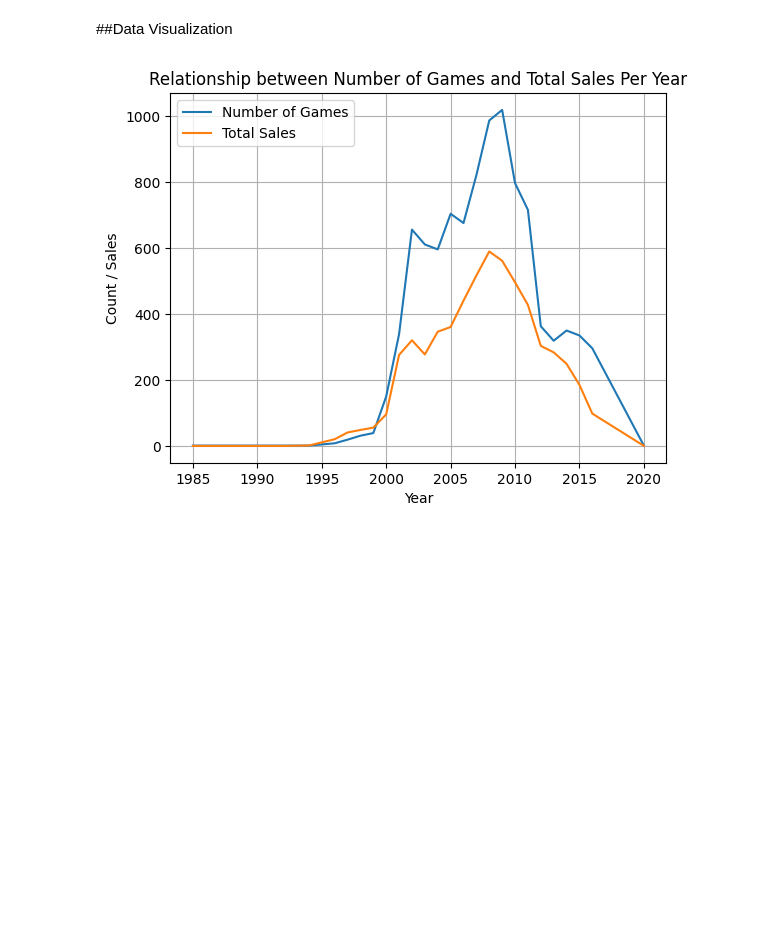
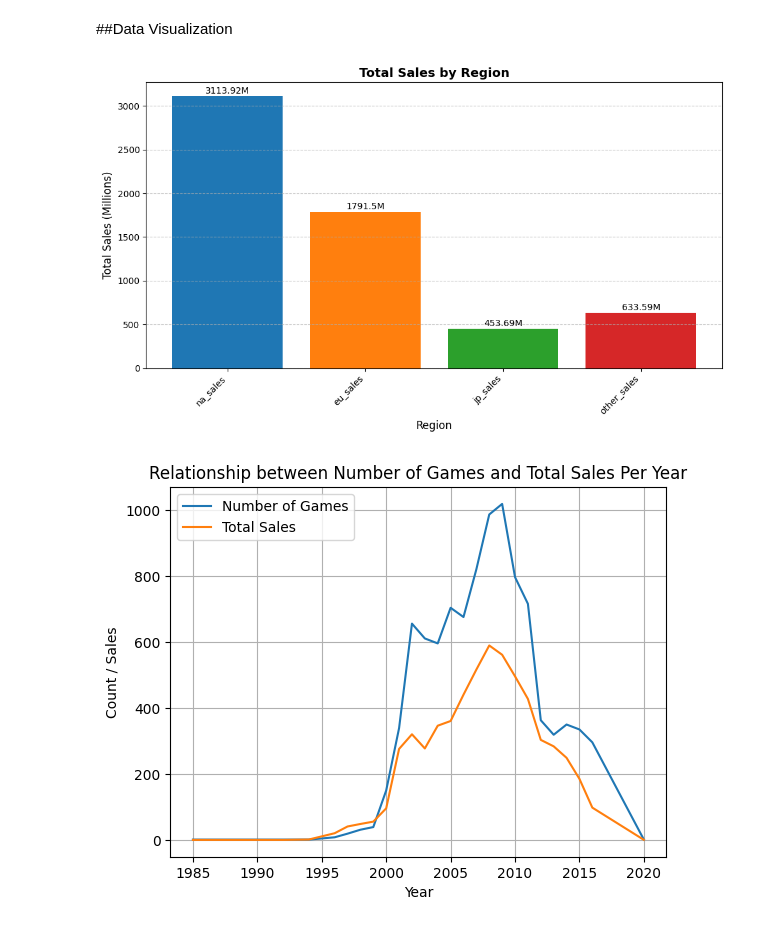
Before and after one commit to Mlnvl/python_classp, a Jupyter notebook: My_DV_Project.ipynb, the cells around one changed output. Cells and saved outputs as stored; diff of their text form; code cells hidden in the pictures; blank space fills up the shorter version.

```diff
--- a/My_DV_Project.ipynb
+++ b/My_DV_Project.ipynb
@@ -490,5 +536,35 @@ Regression results for na_sales:
 # %% [markdown]
 ##Data Visualization
+# %%
+import pandas as pd
+import matplotlib.pyplot as plt
+
+# Assuming your DataFrame is named 'df'
+
+# Calculate total sales per region
+region_sales = df[['na_sales', 'eu_sales', 'jp_sales', 'other_sales']].sum()
+
+# Create a bar chart
+plt.figure(figsize=(10, 6))  # Adjust figure size for better readability
+plt.bar(region_sales.index, region_sales.values, color=['#1f77b4', '#ff7f0e', '#2ca02c', '#d62728'])  # Use a color palette
+plt.grid(axis='y', linestyle='--', alpha=0.7)  # Add a grid for better visualization
+
+# Customize the chart
+plt.xlabel('Region', fontsize=12)
+plt.ylabel('Total Sales (Millions)', fontsize=12)  # Specify the unit
+plt.title('Total Sales by Region', fontsize=14, fontweight='bold')  # Make the title more prominent
+plt.xticks(rotation=45, ha='right', fontsize=10)
+plt.yticks(fontsize=10)
+
+# Add data labels for better understanding
+for i, v in enumerate(region_sales.values):
+    plt.text(i, v + 5, str(round(v, 2)) + 'M', ha='center', va='bottom', fontsize=10)  # Display values in millions
+
+# Display the chart
+plt.tight_layout()
+plt.show()
+# %% [output]
+[figure, added]
 # %%
 import pandas as pd
 import matplotlib.pyplot as plt
```
Also changed, not shown: parts of 16 cells of this notebook.
